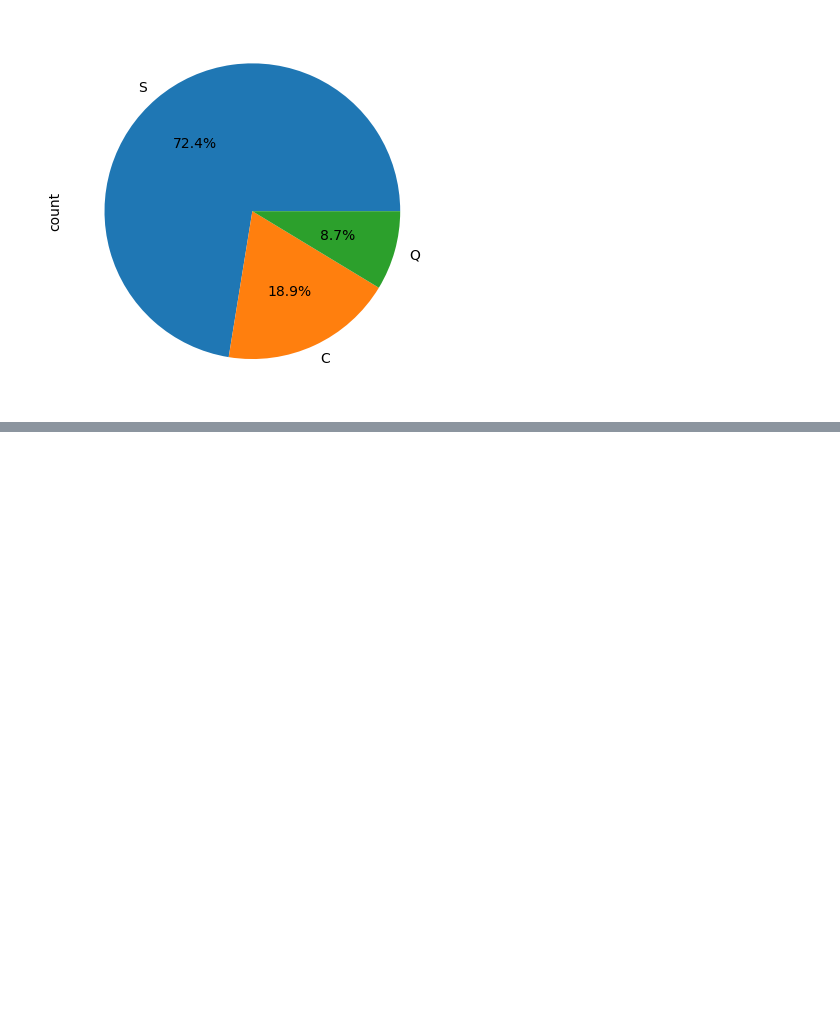
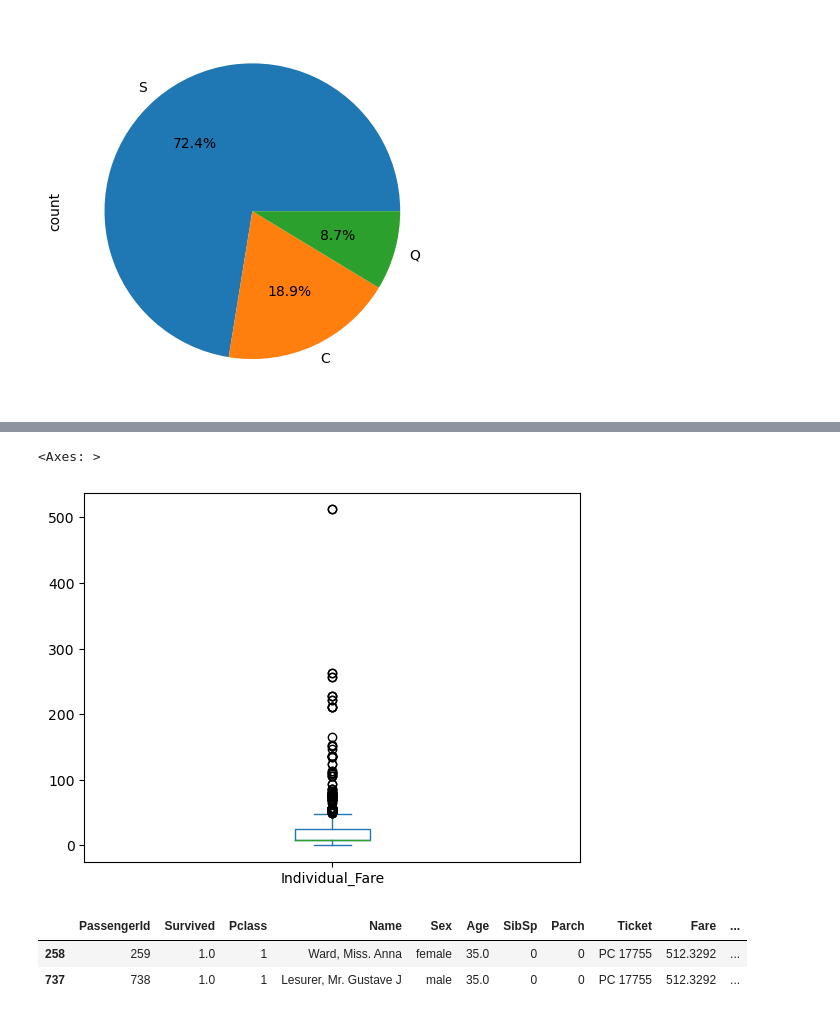
Before and after one commit to nandika-rana/aiml-journey, a Jupyter notebook: visualization/eda.ipynb, the cells around one changed output, grey strips where cells are left out. Drawn from its saved outputs; the diff is of its cells as text; code cells hidden in the pictures; blank space fills up the shorter version.

```diff
--- a/visualization/eda.ipynb
+++ b/visualization/eda.ipynb
@@ -283,0 +407,4 @@ df['Embarked'].value_counts().plot(kind='pie', autopct='%0.1f%%')
+# %%
+df1 = pd.read_csv('test.csv')
+# %%
+df = pd.concat([df,df1])
@@ -283,0 +454,13 @@ df['Embarked'].value_counts().plot(kind='pie', autopct='%0.1f%%')
+# %%
+df['Individual_Fare'] =df['Fare']/(df['SibSp']+df['Parch']+1)
+# %%
+df['Individual_Fare'].plot(kind='box')
+# %% [output]
+<Axes: >
+[figure, added]
+# %%
+df[df['Individual_Fare'] >500]
+# %% [output]
+|  | PassengerId | Survived | Pclass | Name | Sex | Age | SibSp | Parch | Ticket | Fare | ... |
+| 258 | 259 | 1.0 | 1 | Ward, Miss. Anna | female | 35.0 | 0 | 0 | PC 17755 | 512.3292 | ... |
+| 737 | 738 | 1.0 | 1 | Lesurer, Mr. Gustave J | male | 35.0 | 0 | 0 | PC 17755 | 512.3292 | ... |
```
Also changed, not shown: parts of 48 cells of this notebook.
